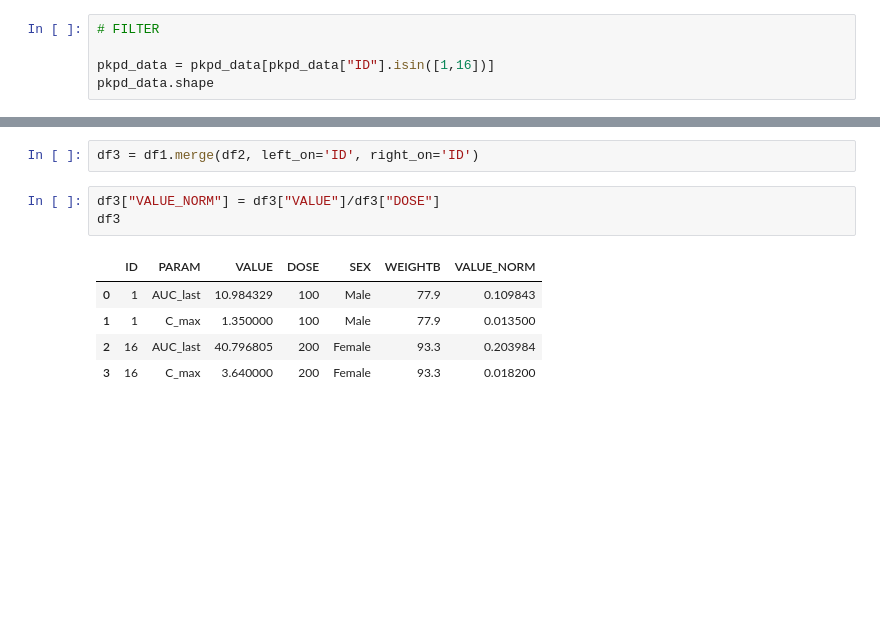
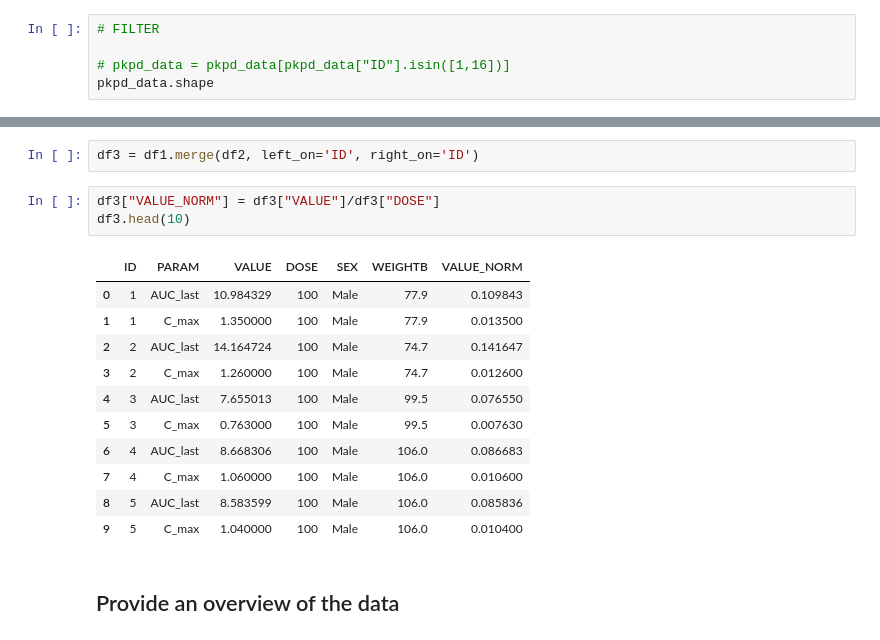
Before and after one commit to NikolayLenkovNikolaev/R_for_Pharmacometrics, a Jupyter notebook: Dose_PK_ExposureSingle_Ascxending_Dose.ipynb, the cells around one changed output, grey strips where cells are left out. Cells and saved outputs as stored; diff of their text form; blank space fills up the shorter version.

```diff
--- a/Dose_PK_ExposureSingle_Ascxending_Dose.ipynb
+++ b/Dose_PK_ExposureSingle_Ascxending_Dose.ipynb
@@ -75,6 +75,6 @@ pkpd_data.head()
 # %%
 # FILTER
 
-pkpd_data = pkpd_data[pkpd_data["ID"].isin([1,16])]
+# pkpd_data = pkpd_data[pkpd_data["ID"].isin([1,16])]
 pkpd_data.shape
 # %% [output]
@@ -163,10 +231,18 @@ df1
 df3 = df1.merge(df2, left_on='ID', right_on='ID')
 # %%
 df3["VALUE_NORM"] = df3["VALUE"]/df3["DOSE"]
-df3
+df3.head(10)
 # %% [output]
 |  | ID | PARAM | VALUE | DOSE | SEX | WEIGHTB | VALUE_NORM |
 | 0 | 1 | AUC_last | 10.984329 | 100 | Male | 77.9 | 0.109843 |
 | 1 | 1 | C_max | 1.350000 | 100 | Male | 77.9 | 0.013500 |
-| 2 | 16 | AUC_last | 40.796805 | 200 | Female | 93.3 | 0.203984 |
-| 3 | 16 | C_max | 3.640000 | 200 | Female | 93.3 | 0.018200 |
+| 2 | 2 | AUC_last | 14.164724 | 100 | Male | 74.7 | 0.141647 |
+| 3 | 2 | C_max | 1.260000 | 100 | Male | 74.7 | 0.012600 |
+| 4 | 3 | AUC_last | 7.655013 | 100 | Male | 99.5 | 0.076550 |
+| 5 | 3 | C_max | 0.763000 | 100 | Male | 99.5 | 0.007630 |
+| 6 | 4 | AUC_last | 8.668306 | 100 | Male | 106.0 | 0.086683 |
+| 7 | 4 | C_max | 1.060000 | 100 | Male | 106.0 | 0.010600 |
+| 8 | 5 | AUC_last | 8.583599 | 100 | Male | 106.0 | 0.085836 |
+| 9 | 5 | C_max | 1.040000 | 100 | Male | 106.0 | 0.010400 |
+# %% [markdown]
+## Provide an overview of the data
```
Also changed, not shown: parts of 21 cells of this notebook.
